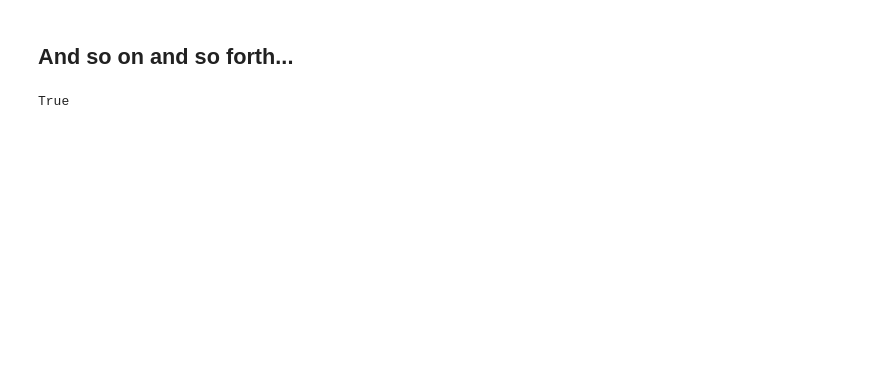
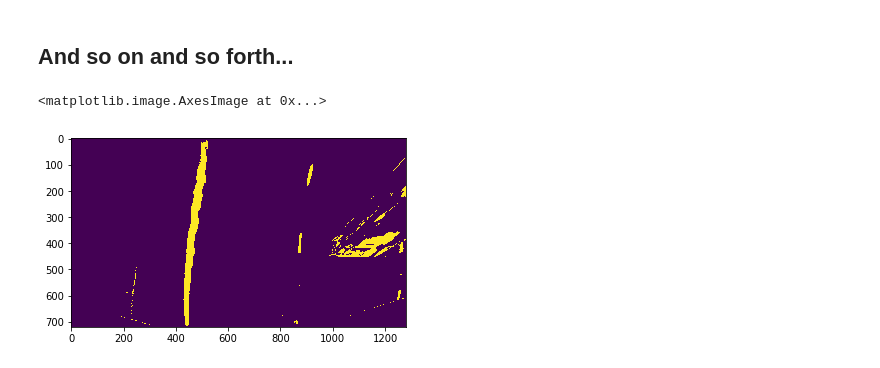
Before and after one commit to Ricram2/Advanced-Lane-Lines-Detction-CarND-, a Jupyter notebook: CarND-Advanced-Lane-Lines-ricram2/examples/Deprecate.ipynb, the cells around one changed output. Drawn from its saved outputs; the diff is of its cells as text; code cells hidden in the pictures; blank space fills up the shorter version.

```diff
--- a/CarND-Advanced-Lane-Lines-ricram2/examples/Deprecate.ipynb
+++ b/CarND-Advanced-Lane-Lines-ricram2/examples/Deprecate.ipynb
@@ -95,36 +89,40 @@ def wraping(img):
 #Pipe it
 binary_warped = wraping(dst)
 # %%
-def pipeline(img, s_thresh=(130, 255), sx_thresh=(20, 100)):
+def pipeline(img, s_thresh=(120, 255), sx_thresh=(80, 100)):
     img = np.copy(img)
+    img = cv2.GaussianBlur(img, (5, 5), 0)
+
     # Convert to HLS color space and separate the V channel
     hls = cv2.cvtColor(img, cv2.COLOR_RGB2HLS)
     l_channel = hls[:,:,1]
     s_channel = hls[:,:,2]
     # Sobel x
     sobelx = cv2.Sobel(l_channel, cv2.CV_64F, 1, 0) # Take the derivative in x
     abs_sobelx = np.absolute(sobelx) # Absolute x derivative to accentuate lines away from horizontal
     scaled_sobel = np.uint8(255*abs_sobelx/np.max(abs_sobelx))
 
     # Threshold x gradient
     sxbinary = np.zeros_like(scaled_sobel)
     sxbinary[(scaled_sobel >= sx_thresh[0]) & (scaled_sobel <= sx_thresh[1])] = 1
 
     # Threshold color channel
     s_binary = np.zeros_like(s_channel)
     s_binary[(s_channel >= s_thresh[0]) & (s_channel <= s_thresh[1])] = 1
 
     # Stack each channel
     color_binary = np.dstack(( np.zeros_like(sxbinary), sxbinary, s_binary))
     combined_binary = np.zeros_like(sxbinary)
     combined_binary[(s_binary == 1) | (sxbinary == 1)] = 1
 
     return combined_binary
 
 gobeled = pipeline(binary_warped)
 cv2.imwrite('gobeled.png', gobeled)
+plt.imshow(gobeled)
 # %% [output]
-True
+<matplotlib.image.AxesImage at 0x...>
+[figure, added]
 # %%
 def hist(img):
     # Grab only the bottom half of the image
```
Also changed, not shown: parts of 5 cells of this notebook, 4 other files.
